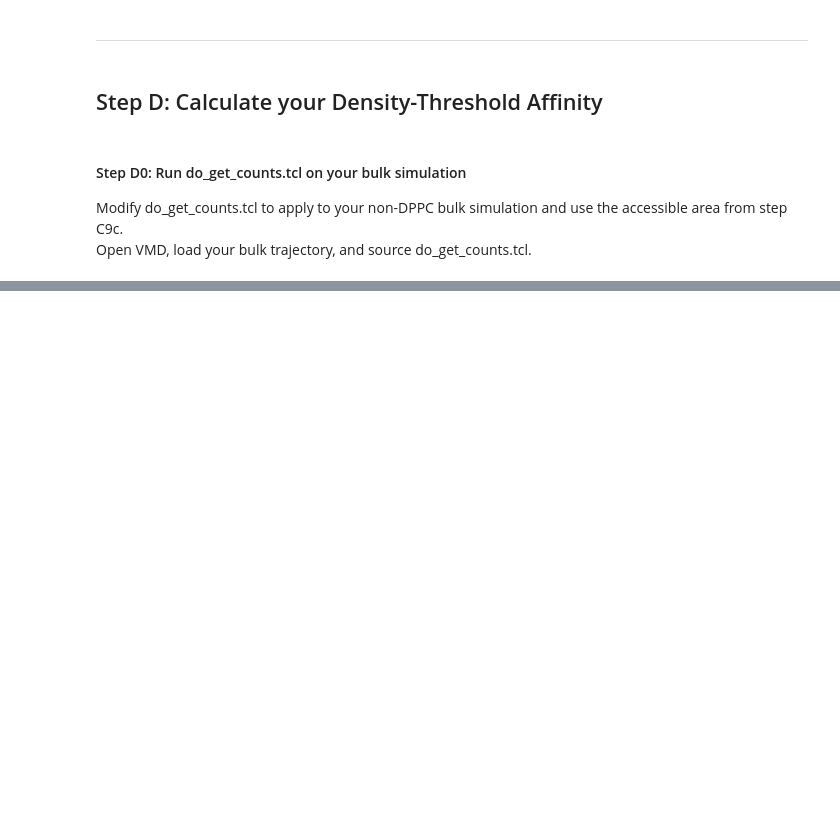
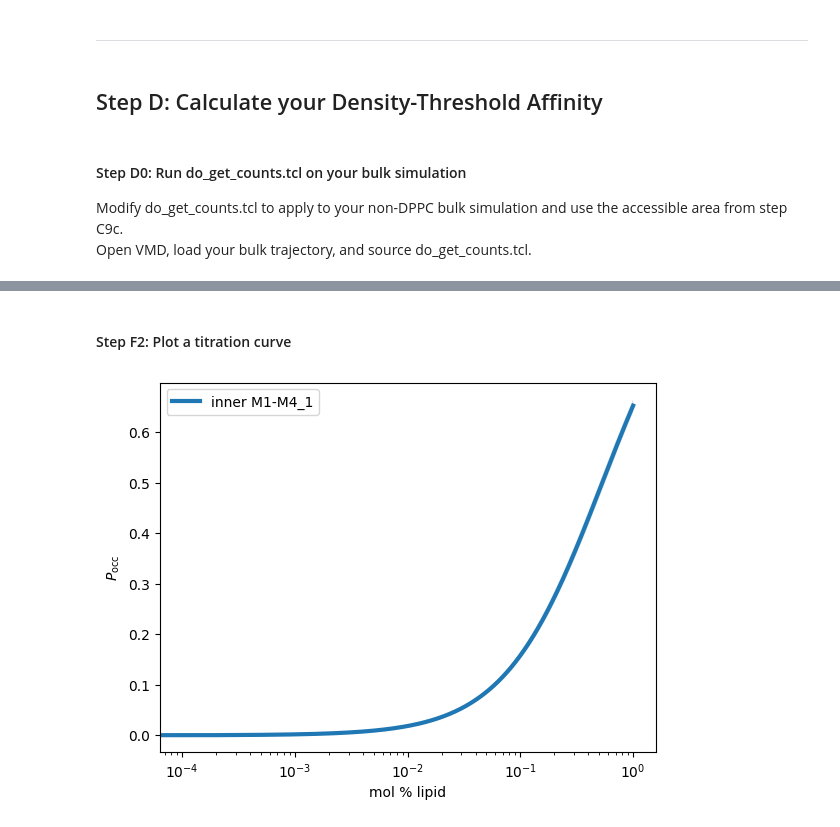
Before and after one commit to BranniganLab/density_threshold_affinity, a Jupyter notebook: python/multiple_replicas_symmetric_site.ipynb, the cells around one changed output, grey strips where cells are left out. Saved outputs shown, nothing was run; the diff lists cells and outputs as text; code cells hidden in the pictures; blank space fills up the shorter version.

```diff
--- a/python/multiple_replicas_symmetric_site.ipynb
+++ b/python/multiple_replicas_symmetric_site.ipynb
@@ -85,7 +85,7 @@ replica_counts_list = load_replica_counts(root_path, replicas, system_name, site
 # %% [markdown]
 #### Step B7: Create a SiteAcrossReplicas object to store all this data
 # %%
-symm_site_across_replicas_1 = SiteAcrossReplicas(replicas_counts_list, base_site=symm_site1)
+symm_site_across_replicas_1 = SiteAcrossReplicas(replica_counts_list, base_site=symm_site1)
 # %% [markdown]
 ***
 # %% [markdown]
@@ -210,0 +229,14 @@ CDL1_inner_leaflet_site.update_counts_histogram(bulk=True, counts_data=CDL1_bulk
+# %% [markdown]
+#### Step F2: Plot a titration curve
+# %%
+fig, ax = plt.subplots()
+ax = plot_titration_curve(ax, symm_site_across_replicas_1.dG, symm_site_across_replicas_1.dG_std, site1.temperature, site1.name, True, 'CI', symm_site1.symmetry * len(replicas))
+ax.set_xscale('log')
+ax.legend()
+ax.set_xlabel('mol % lipid')
+ax.set_ylabel(r'$P_{\mathrm{occ}}$')
+plt.show()
+plt.clf()
+plt.close()
+# %% [output]
+[figure, added]
```
Also changed, not shown: parts of 22 cells of this notebook.
